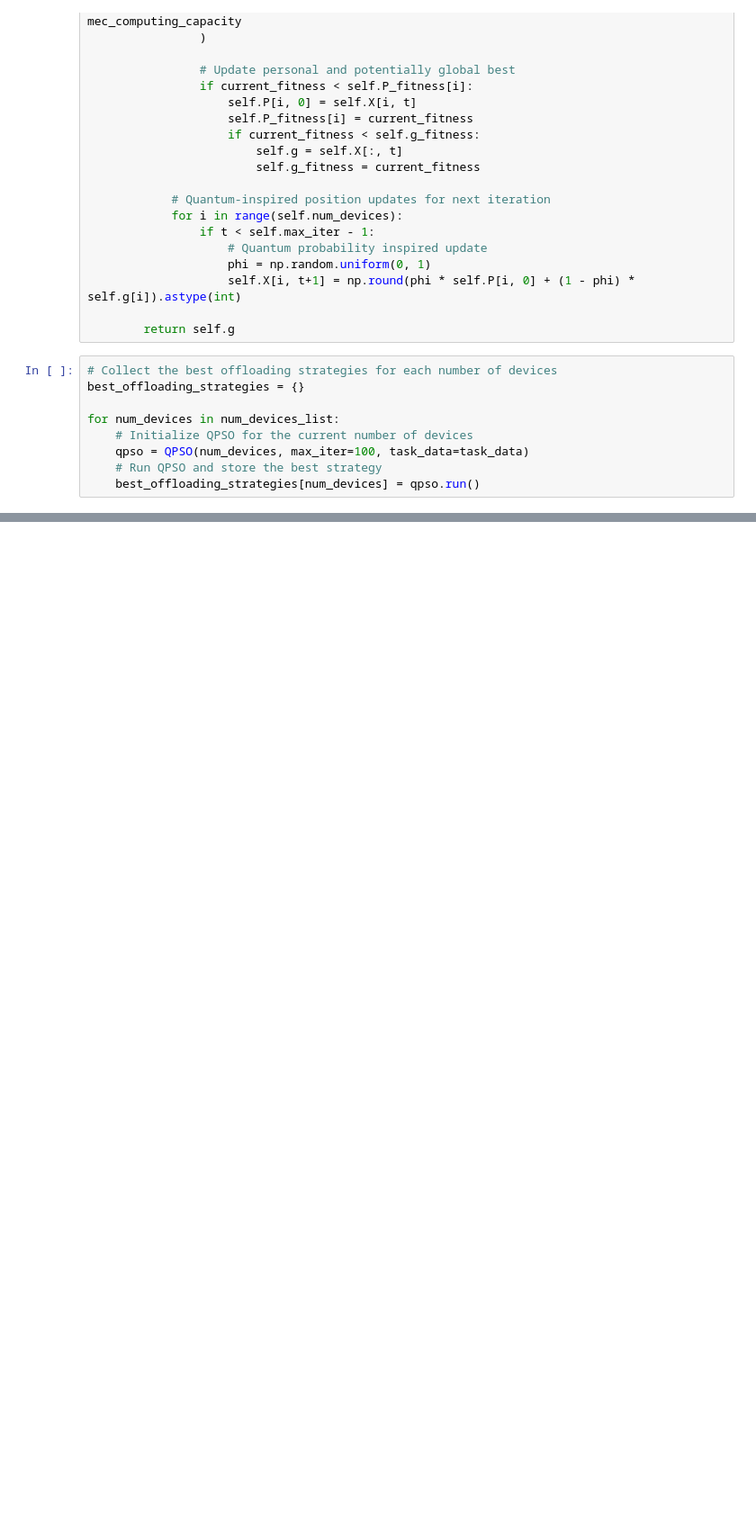
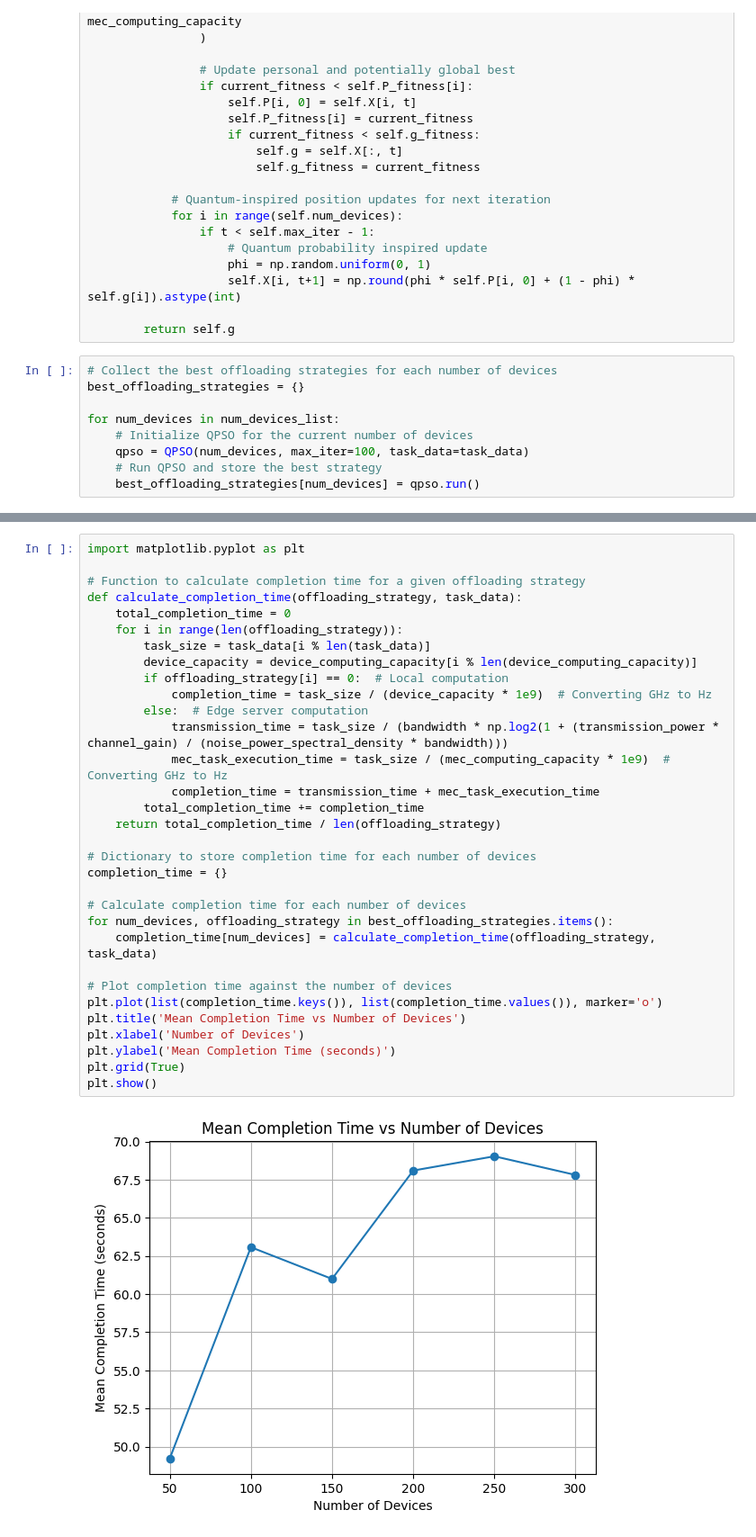
Before and after one commit to elsunais6167/edgeCloudTaskOffloader, a Jupyter notebook: algo-7.ipynb, the cells around one changed output, grey strips where cells are left out. Shown at 90% size. Drawn from its saved outputs; the diff is of its cells as text; blank space fills up the shorter version.

```diff
--- a/algo-7.ipynb
+++ b/algo-7.ipynb
@@ -122,0 +155,34 @@ best_offloading_strategies
+# %%
+import matplotlib.pyplot as plt
+
+# Function to calculate completion time for a given offloading strategy
+def calculate_completion_time(offloading_strategy, task_data):
+    total_completion_time = 0
+    for i in range(len(offloading_strategy)):
+        task_size = task_data[i % len(task_data)]
+        device_capacity = device_computing_capacity[i % len(device_computing_capacity)]
+        if offloading_strategy[i] == 0:  # Local computation
+            completion_time = task_size / (device_capacity * 1e9)  # Converting GHz to Hz
+        else:  # Edge server computation
+            transmission_time = task_size / (bandwidth * np.log2(1 + (transmission_power * channel_gain) / (noise_power_spectral_density * bandwidth)))
+            mec_task_execution_time = task_size / (mec_computing_capacity * 1e9)  # Converting GHz to Hz
+            completion_time = transmission_time + mec_task_execution_time
+        total_completion_time += completion_time
+    return total_completion_time / len(offloading_strategy)
+
+# Dictionary to store completion time for each number of devices
+completion_time = {}
+
+# Calculate completion time for each number of devices
+for num_devices, offloading_strategy in best_offloading_strategies.items():
+    completion_time[num_devices] = calculate_completion_time(offloading_strategy, task_data)
+
+# Plot completion time against the number of devices
+plt.plot(list(completion_time.keys()), list(completion_time.values()), marker='o')
+plt.title('Mean Completion Time vs Number of Devices')
+plt.xlabel('Number of Devices')
+plt.ylabel('Mean Completion Time (seconds)')
+plt.grid(True)
+plt.show()
+# %% [output]
+[figure, added]
```
Also changed, not shown: parts of 2 cells of this notebook, 3 other files.
